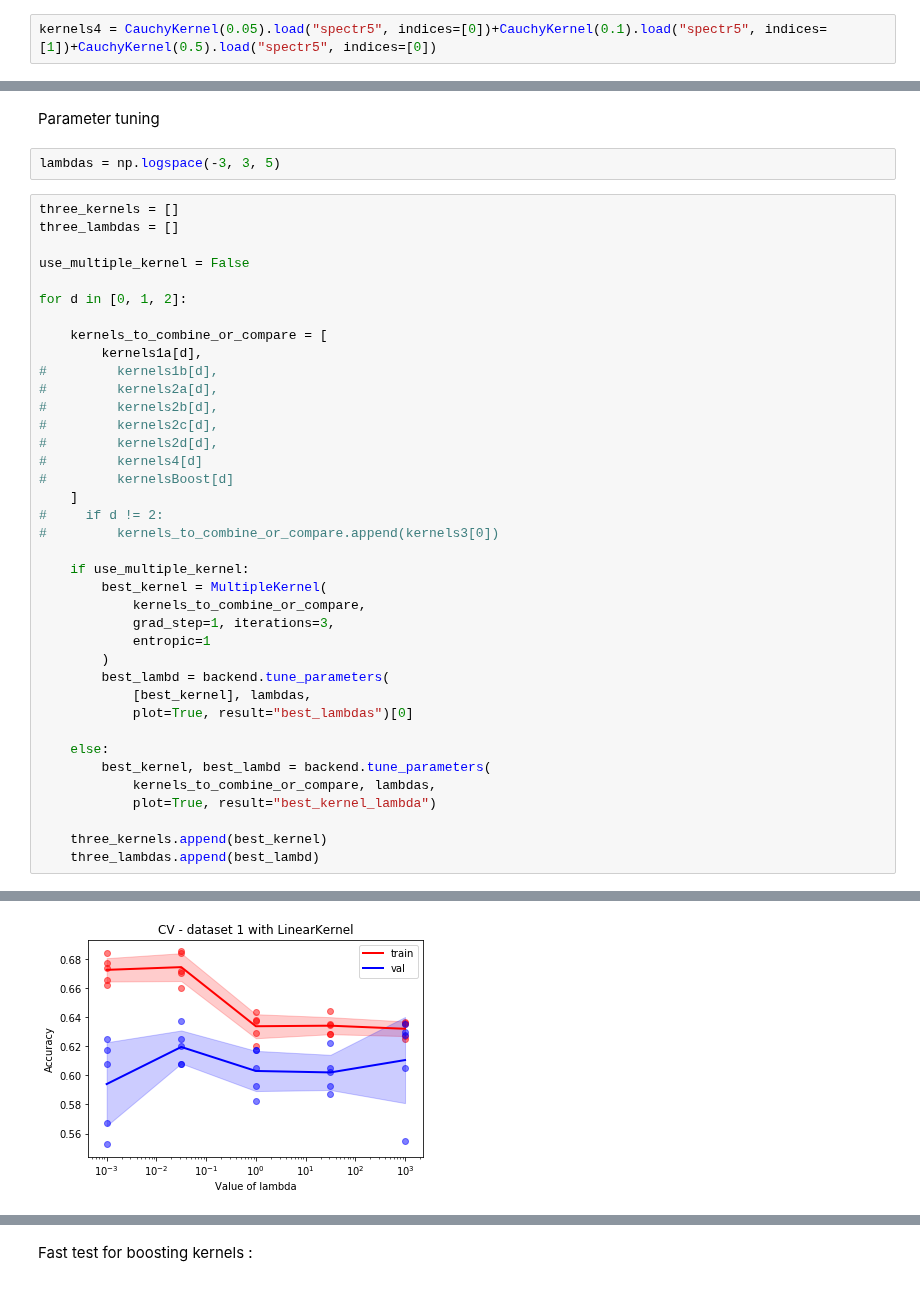
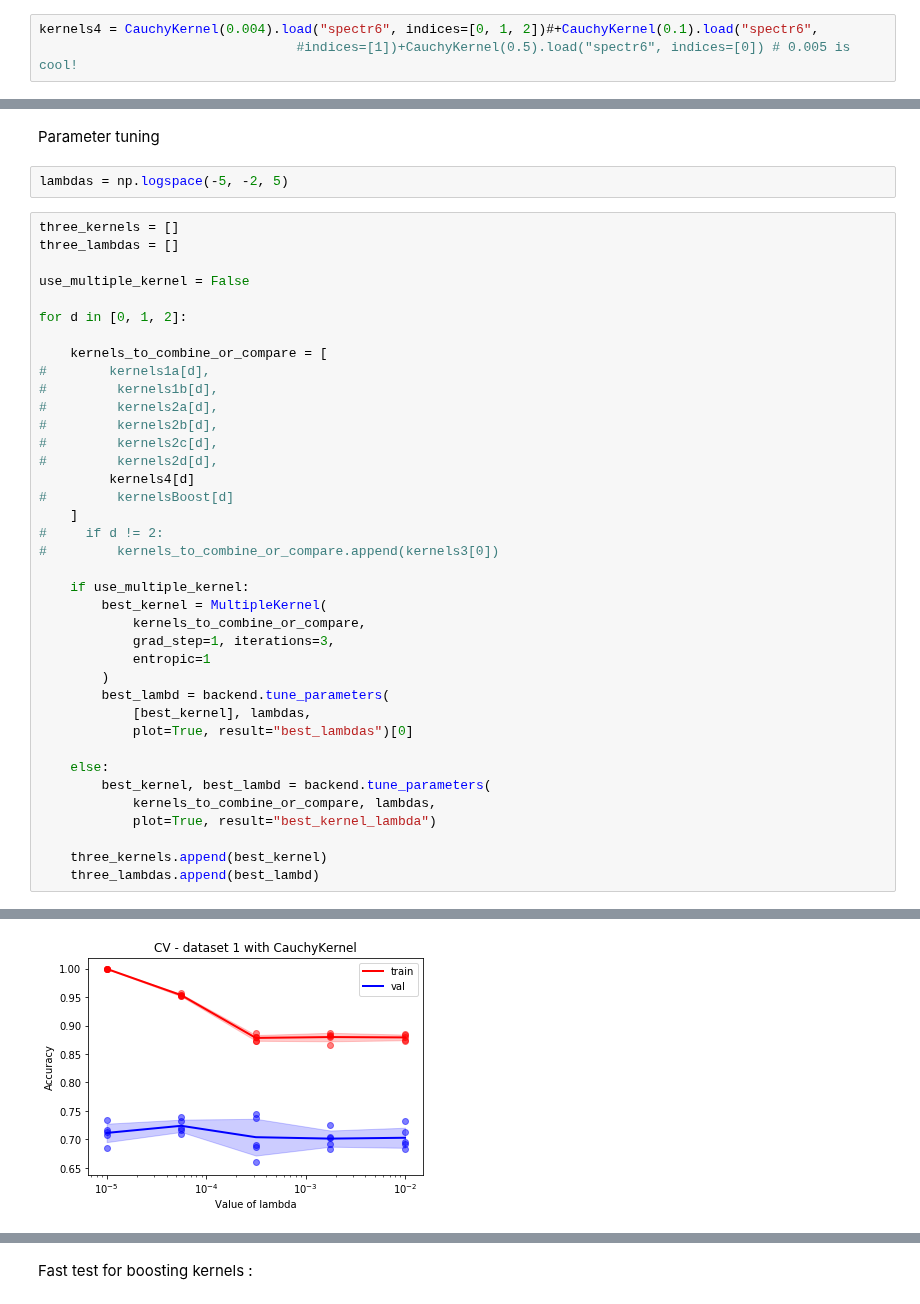
Before and after one commit to gdalle/KernelMethods, a Jupyter notebook: Pipeline.ipynb, the cells around one changed output, grey strips where cells are left out. Cells and saved outputs as stored; diff of their text form.

Commit message:
Hand tune parameters of Cauchy kernel

```diff
--- a/Pipeline.ipynb
+++ b/Pipeline.ipynb
@@ -33,7 +31,8 @@ kernels3 = GramCSVKernel("SubstringKernel", {}).load("substring4_0.7", indices=[
 # %% [markdown]
 Gaussian spectrum kernel
 # %%
-kernels4 = CauchyKernel(0.05).load("spectr5", indices=[0])+CauchyKernel(0.1).load("spectr5", indices=[1])+CauchyKernel(0.5).load("spectr5", indices=[0])
+kernels4 = CauchyKernel(0.004).load("spectr6", indices=[0, 1, 2])#+CauchyKernel(0.1).load("spectr6",
+                                 #indices=[1])+CauchyKernel(0.5).load("spectr6", indices=[0]) # 0.005 is cool!
 # %% [markdown]
 Boosting for Spectrum6 (better than Spectrum 4 and 5)
 # %%
@@ -41,7 +42,7 @@ kernelsBoost = BoostingKernel(LinearKernel(), iterations=20).load("spectr6", [0,
 # %% [markdown]
 Parameter tuning
 # %%
-lambdas = np.logspace(-3, 3, 5)
+lambdas = np.logspace(-5, -2, 5)
 # %%
 three_kernels = []
 three_lambdas = []
@@ -51,13 +52,13 @@ use_multiple_kernel = False
 for d in [0, 1, 2]:
 
     kernels_to_combine_or_compare = [
-        kernels1a[d],
+#        kernels1a[d],
 #         kernels1b[d],
 #         kernels2a[d],
 #         kernels2b[d],
 #         kernels2c[d],
 #         kernels2d[d],
-#         kernels4[d]
+         kernels4[d]
 #         kernelsBoost[d]
     ]
 #     if d != 2:
@@ -85 +86 @@ for d in [0, 1, 2]:
-[figure, old version]
+[figure, new version]
```
Also changed, not shown: parts of 4 cells of this notebook, 4 other files.
